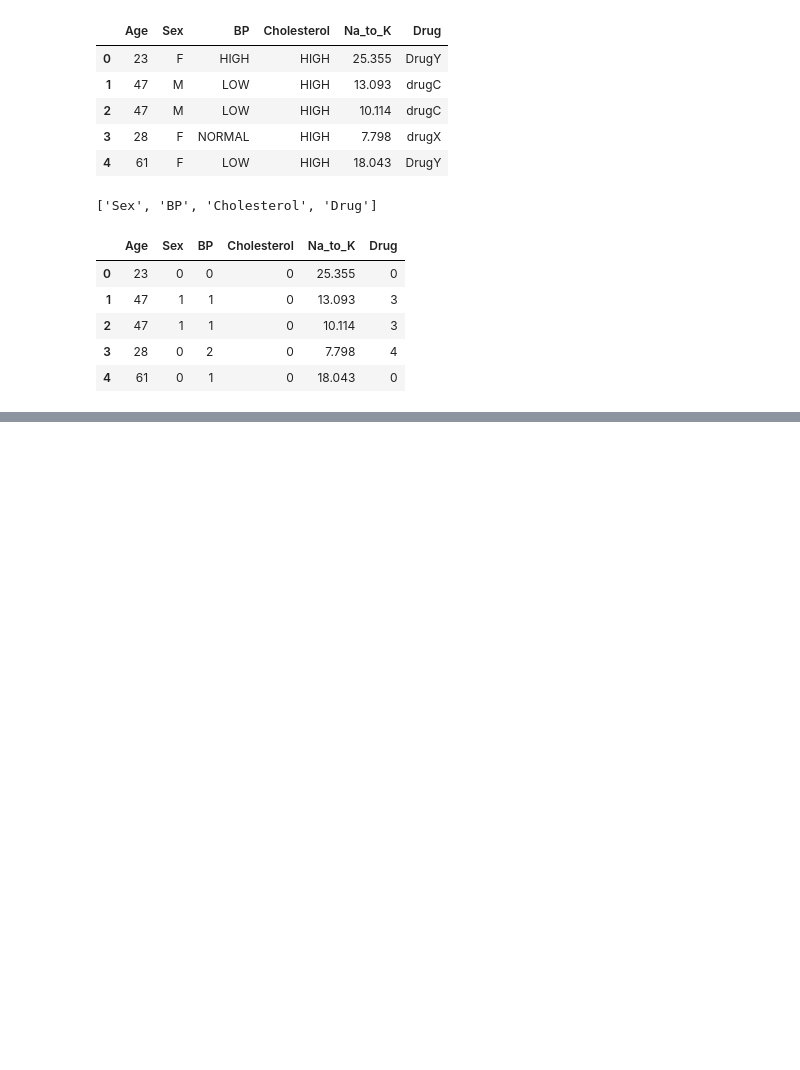
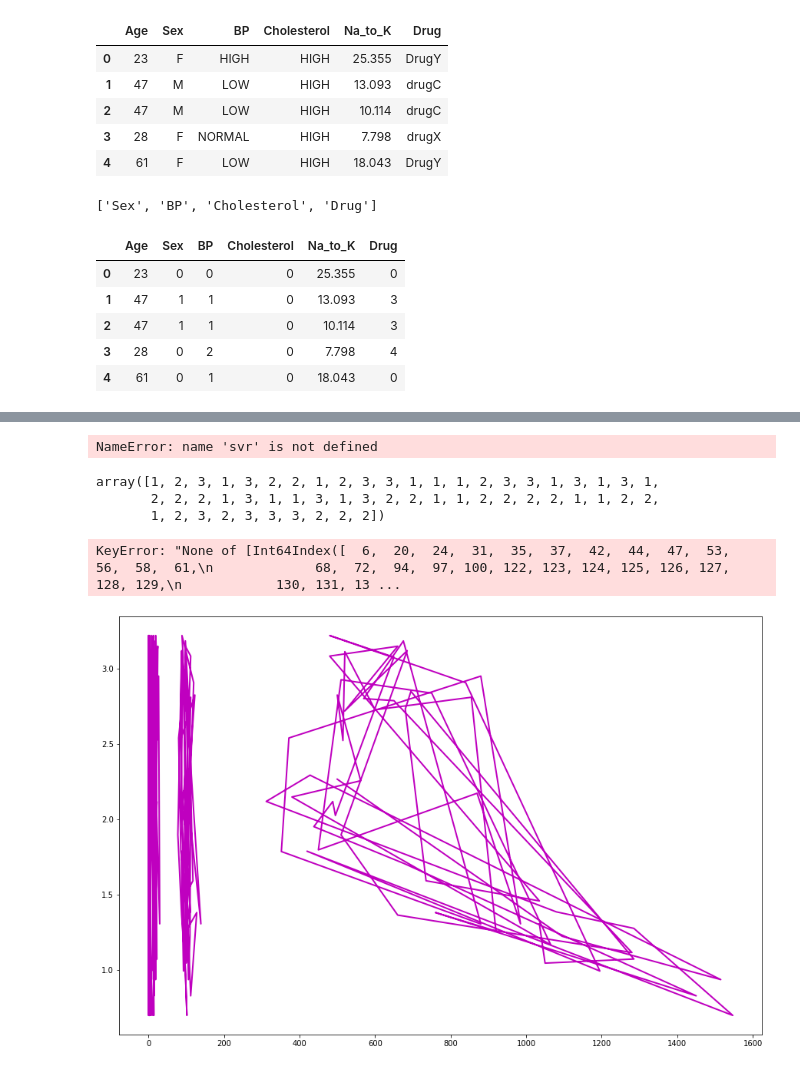
Before and after one commit to martanunesdea/machine_intelligence, a Jupyter notebook: multiclass-classification.ipynb, the cells around one changed output, grey strips where cells are left out. Drawn from its saved outputs; the diff is of its cells as text; code cells hidden in the pictures; blank space fills up the shorter version.

Commit message:
added more classification examples

```diff
--- a/multiclass-classification.ipynb
+++ b/multiclass-classification.ipynb
@@ -73,0 +86,3 @@ weighted avg       0.99      0.99      0.99        80
+# %%
+X = df.drop(['1'], axis = 1, inplace = False)
+X_num = X.to_numpy()
@@ -73,0 +92,3 @@ weighted avg       0.99      0.99      0.99        80
+# %%
+y_num = y.to_numpy()
+y_num
@@ -73,0 +105,7 @@ weighted avg       0.99      0.99      0.99        80
+# %%
+X_train,X_test,y_train,y_test = train_test_split(X_num, y_num, random_state=45, test_size=0.3)
+svclassifier = svm.SVC(kernel='rbf')
+svclassifier.fit(X_train, y_train)
+y_pred = svclassifier.predict(X_test)
+print(confusion_matrix(y_test,y_pred))
+print(classification_report(y_test,y_pred))
@@ -74,3 +125,44 @@ weighted avg       0.99      0.99      0.99        80
+# %%
+X_train[svr.support_, 1]
+# %% [output]
+NameError: name 'svr' is not defined
+# %%
+svr = svm.SVR(kernel='linear')
+svr.fit(X_train, y_train)
+y_pred = svclassifier.predict(X_test)
+#print(confusion_matrix(y_test,y_pred))
+#print(classification_report(y_test,y_pred))
+# %%
+y_train[:54, ]
+# %% [output]
+array([1, 2, 3, 1, 3, 2, 2, 1, 2, 3, 3, 1, 1, 1, 2, 3, 3, 1, 3, 1, 3, 1,
+       2, 2, 2, 1, 3, 1, 1, 3, 1, 3, 2, 2, 1, 1, 2, 2, 2, 2, 1, 1, 2, 2,
+       1, 2, 3, 2, 3, 3, 3, 2, 2, 2])
+# %%
+lw = 2
+
+#svrs = [svr_rbf, svr_lin, svr_poly]
+kernel_label = ['RBF', 'Linear', 'Polynomial']
+model_color = ['m', 'c', 'g']
+
+
+fig, axes = plt.subplots(nrows=1, ncols=1, figsize=(15, 10), sharey=True)
+ix = 0
+axes.plot(X_test, svr.fit(X_train, y_train).predict(X_test), color=model_color[ix], lw=lw,
+                  label='{} model'.format(kernel_label[ix]))
+axes.scatter(X[np.setdiff1d(np.arange(len(X)), svr.support_)],
+                     y[np.setdiff1d(np.arange(len(X)), svr.support_)],
+                     facecolor="none", edgecolor="k", s=50,
+                     label='other training data')
+axes.legend(loc='upper center', bbox_to_anchor=(0.5, 1.1), ncol=1, fancybox=True, shadow=True)
+
+fig.text(0.5, 0.04, 'data', ha='center', va='center')
+fig.text(0.06, 0.5, 'target', ha='center', va='center', rotation='vertical')
+fig.suptitle("Support Vector Regression", fontsize=14)
+plt.show()
+# %% [output]
+KeyError: "None of [Int64Index([  6,  20,  24,  31,  35,  37,  42,  44,  47,  53,  56,  58,  61,\n             68,  72,  94,  97, 100, 122, 123, 124, 125, 126, 127, 128, 129,\n            130, 131, 13 ...
+[figure, added]
 # %% [markdown]
 <a style='text-decoration:none;line-height:16px;display:flex;color:#5B5B62;padding:10px;justify-content:end;' href='https://deepnote.com?utm_source=created-in-deepnote-cell&projectId=18cf4704-3790-49a3-8d94-41dc8f485b71' target="_blank">
 <img style='display:inline;max-height:16px;margin:0px;margin-right:7.5px;' src='embedded-picture-1' > </img>
```
Also changed, not shown: parts of 8 cells of this notebook, 3 other files.
